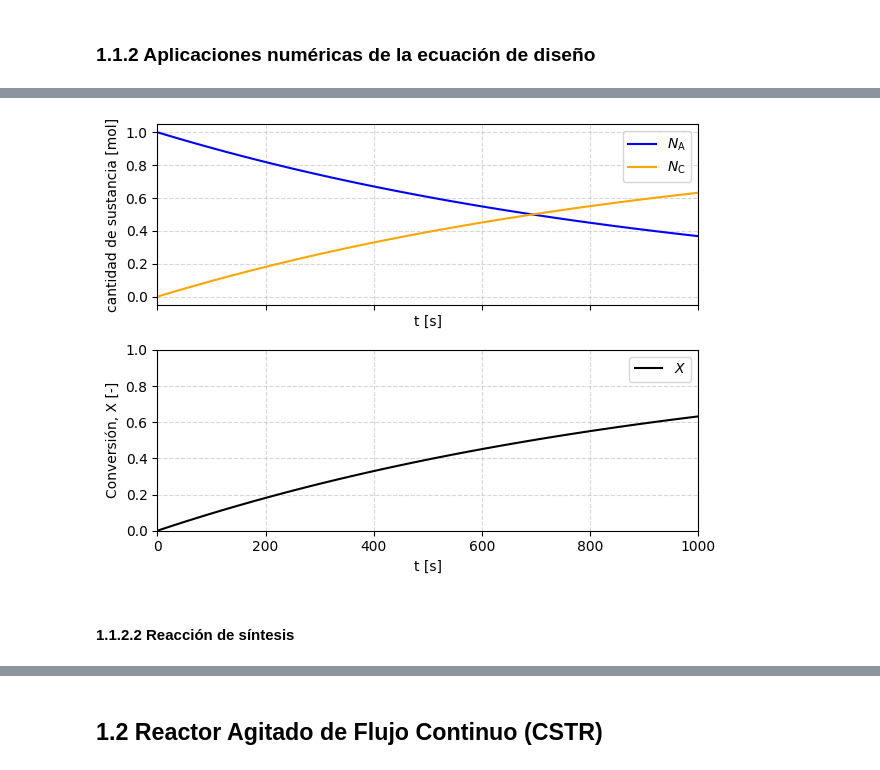
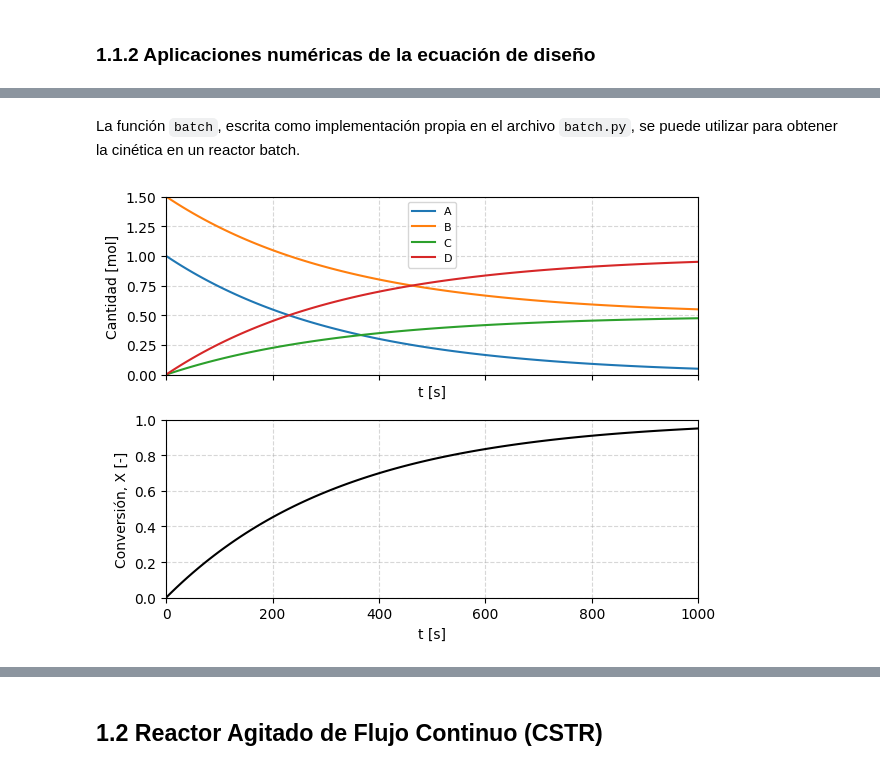
Before and after one commit to eicastroc/Kin_Cinvestav_IngMetalurgica, a Jupyter notebook: 03_Reactores/01a_reactoresIdeales.ipynb, the cells around one changed output, grey strips where cells are left out. Cells and saved outputs as stored; diff of their text form; code cells hidden in the pictures.

```diff
--- a/03_Reactores/01a_reactoresIdeales.ipynb
+++ b/03_Reactores/01a_reactoresIdeales.ipynb
@@ -49,39 +49,39 @@ $$\frac{dN_{\mathrm{C}}}{dt} =  \left(\frac{\mathrm{c}}{-\mathrm{a}}\right) r_{\
+# %% [markdown]
+La función `batch`, escrita como implementación propia en el archivo `batch.py`, se puede utilizar para obtener la cinética en un reactor batch.
 # %%
-### Reacción de transformación (aA -> cC)
+### Reacción (aA + bB -> cC + dD)
 orden = 1
-k = 1e-3 # constante de reacción , orden0: [(mol.m-3).s-1], orden1: [s-1], orden2: [(m3.mol-1).s-1]
-n0 = np.array([1, 0]) # cantidades iniciales de [A, C], [mol]
-s = np.array([1, 1]) # coefs estequiométricos [a, c], [-]
+k = 3e-3 # constante de reacción
+species = [r"A", r"B", r"C", r"D"]
+n0 = np.array([1, 1.5, 0, 0]) # cantidades iniciales de [A, B, C, D], [mol]
+s = np.array([-1, -1, 0.5, 1]) # coefs estequiométricos [a, b, c, d], [-]
 V = 1 # tamaño del reactor, [m3]
 
 t_span = (0, 1000) # rango de tiempo para integración, en [u.a.]
 dt = 10 # paso de tiempo, en [u.a.]
 t_eval = np.arange(t_span[0], t_span[1]+dt, dt) # array con tiempos en los que se evalua la integración, en [u.a.]
 
 # solución del sistema de ecuaciones diferenciales ordinarias, considerando evento para terminación del cálculo.
-sol = solve_ivp(br.batchT, t_span, y0=n0, args=(s, k, V, orden), events=br.endBatch, t_eval=t_eval)
-t, nA, nC = sol.t, sol.y[0], sol.y[1]
+sol = solve_ivp(br.batch, t_span, y0=n0, args=(s, k, V, orden), events=br.batchEnd, t_eval=t_eval)
+t, n = sol.t, sol.y
 
 # cálculo de conversión
-nA0 = n0[0]
-X = 1-nA/nA0
+nA0, nA = n0[0], n[0]
+X = 1 - nA/nA0
 
+# gráfico
 fig, (ax0, ax1) = plt.subplots(nrows=2, sharex=True)
-# cantidad de sustancia
-ax0.plot(t, nA, color='blue', label=r"$N_{\mathrm{A}}$")
-ax0.plot(t, nC, color='orange', label=r"$N_{\mathrm{C}}$")
-ax0.set(xlim=t_span, xlabel='t [s]', ylabel='cantidad de sustancia [mol]')
+# cantidad de especies vs tiempo
+for i, specie in enumerate(species):
+    ax0.plot(t, n[i], label=specie)
+ax0.set(xlim=t_span, ylim=(0, np.max(n)), xlabel='t [s]', ylabel='Cantidad [mol]')
 ax0.grid(ls="--", alpha=0.5)
-ax0.legend()
-# conversión
+ax0.legend(fontsize=8)
+# conversión vs tiempo
 ax1.plot(t, X, color='black', label=r"$X$")
 ax1.set(xlim=t_span, ylim=(0,1), xlabel='t [s]', ylabel='Conversión, X [-]')
 ax1.grid(ls="--", alpha=0.5)
-ax1.legend()
-
 fig.tight_layout()
 plt.show()
 # %% [output]
-[figure, old version]
+[figure, new version]
-# %% [markdown]
-#### 1.1.2.2 Reacción de síntesis
```
Also changed, not shown: parts of 62 cells of this notebook, 7 other files.
